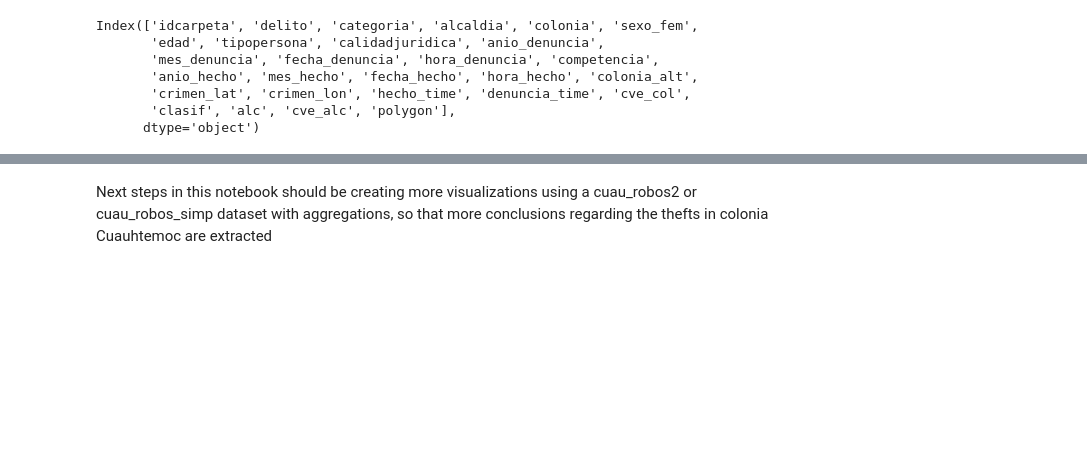
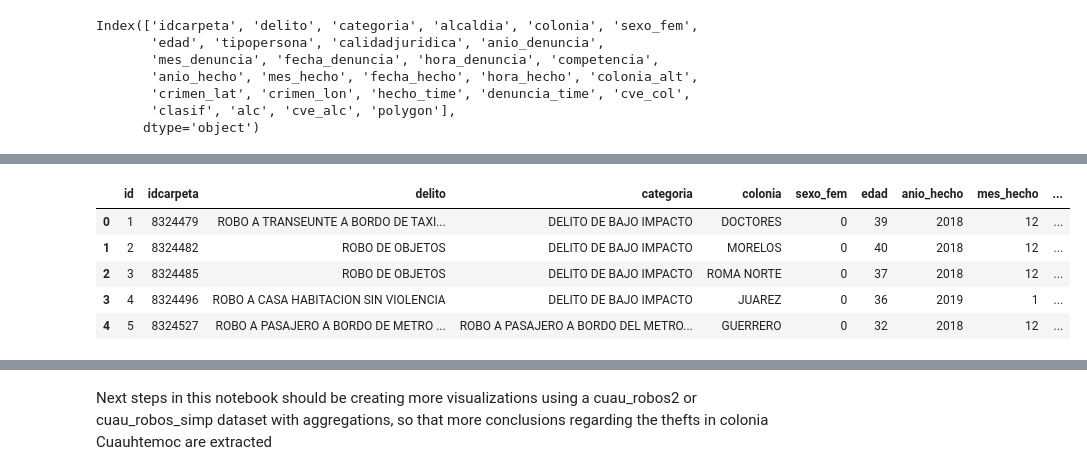
Before and after one commit to marcocasillas91/sdc-security, a Jupyter notebook: notebooks/5_cuau_visualizations.ipynb, the cells around one changed output, grey strips where cells are left out. Saved outputs shown, nothing was run; the diff lists cells and outputs as text; code cells hidden in the pictures; blank space fills up the shorter version.

Commit message:
New QGIS temporality cols
ID, 'fecha_hecho','hora_hecho', 'quarter', 'hour_of_day' and 'time_of_day'

```diff
--- a/notebooks/5_cuau_visualizations.ipynb
+++ b/notebooks/5_cuau_visualizations.ipynb
@@ -275,7 +343,7 @@ additional_crimes = [
 ]
 
 rows_to_use = cuau['delito'].str.contains('ROBO') | cuau['delito'].isin(additional_crimes)| cuau['categoria'].str.contains('ROBO')
-cuau_robos2 = cuau[rows_to_use]
+cuau_robos2 = cuau[rows_to_use].copy()
 # %%
 cuau_robos2.head()
 # %% [output]
@@ -303,0 +367,3 @@ cuau_robos_simp.to_csv('../datasets/cuau_robos_simp.csv', index=False)
+# %%
+cuau_robos2['quarter'] = (cuau_robos2['mes_hecho'] - 1) // 3 + 1
+cuau_robos2['id'] = range(1, len(cuau_robos2) + 1)
@@ -303,0 +374,30 @@ cuau_robos_simp.to_csv('../datasets/cuau_robos_simp.csv', index=False)
+# %%
+cuau_robos2['hora_hecho_dt'] = pd.to_datetime(cuau_robos2['hora_hecho'], format='%H:%M:%S', errors='coerce')
+
+cuau_robos2['hour_of_day'] = cuau_robos2['hora_hecho_dt'].dt.hour
+
+# Define bins and labels for time of day
+time_bins = [0, 6, 12, 18, 24]
+time_labels = ['NIGHT', 'MORNING', 'AFTERNOON', 'EVENING']
+
+cuau_robos2['time_of_day'] = pd.cut(cuau_robos2['hour_of_day'],
+                                    bins=time_bins,
+                                    labels=time_labels,
+                                    right=False)
+
+
+columns_to_use = ['id','idcarpeta', 'delito', 'categoria', 'colonia', 'sexo_fem', 'edad',
+                  'anio_hecho', 'mes_hecho', 'fecha_hecho', 'hora_hecho', 'hora_hecho_dt',
+                  'quarter', 'hour_of_day','time_of_day', 'crimen_lat', 'crimen_lon']
+
+cuau_robos_simp = cuau_robos2[columns_to_use].copy()
+
+
+cuau_robos_simp.head()
+# %% [output]
+|  | id | idcarpeta | delito | categoria | colonia | sexo_fem | edad | anio_hecho | mes_hecho | ... |
+| 0 | 1 | 8324479 | ROBO A TRANSEUNTE A BORDO DE TAXI... | DELITO DE BAJO IMPACTO | DOCTORES | 0 | 39 | 2018 | 12 | ... |
+| 1 | 2 | 8324482 | ROBO DE OBJETOS | DELITO DE BAJO IMPACTO | MORELOS | 0 | 40 | 2018 | 12 | ... |
+| 2 | 3 | 8324485 | ROBO DE OBJETOS | DELITO DE BAJO IMPACTO | ROMA NORTE | 0 | 37 | 2018 | 12 | ... |
+| 3 | 4 | 8324496 | ROBO A CASA HABITACION SIN VIOLENCIA | DELITO DE BAJO IMPACTO | JUAREZ | 0 | 36 | 2019 | 1 | ... |
+| 4 | 5 | 8324527 | ROBO A PASAJERO A BORDO DE METRO ... | ROBO A PASAJERO A BORDO DEL METRO... | GUERRERO | 0 | 32 | 2018 | 12 | ... |
```
Also changed, not shown: parts of 8 cells of this notebook.
